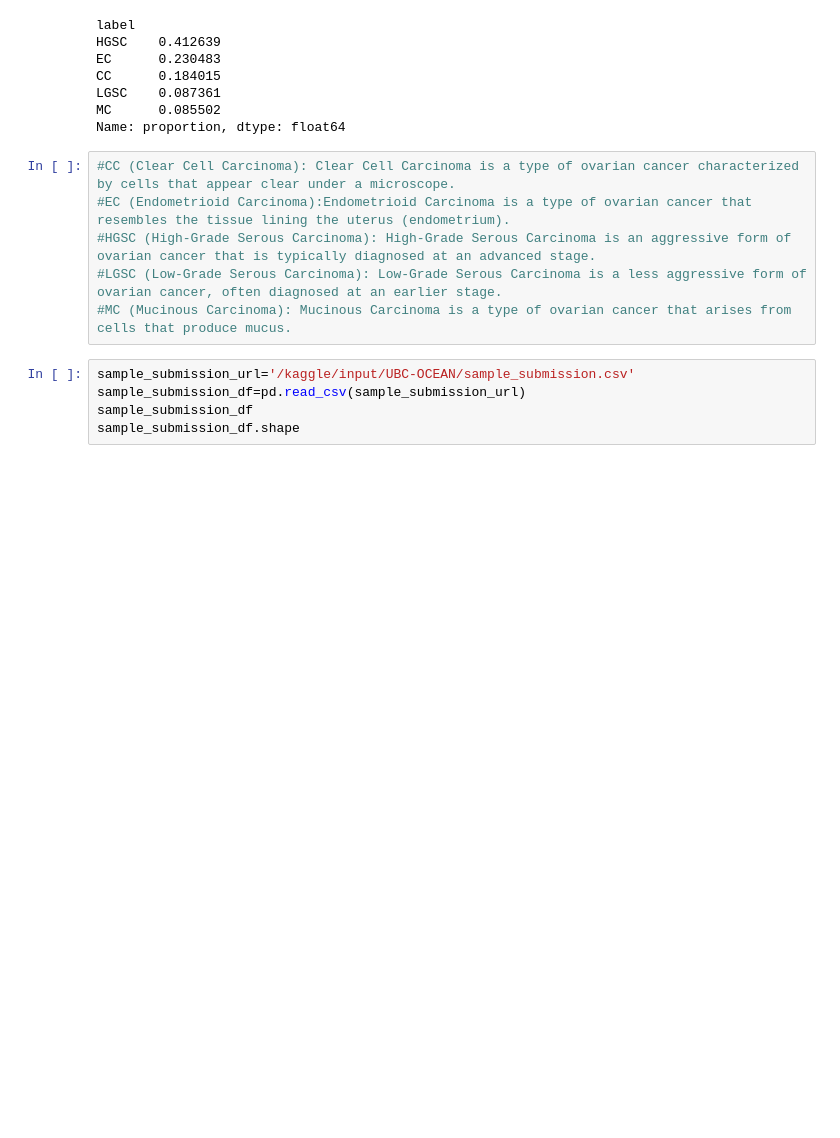
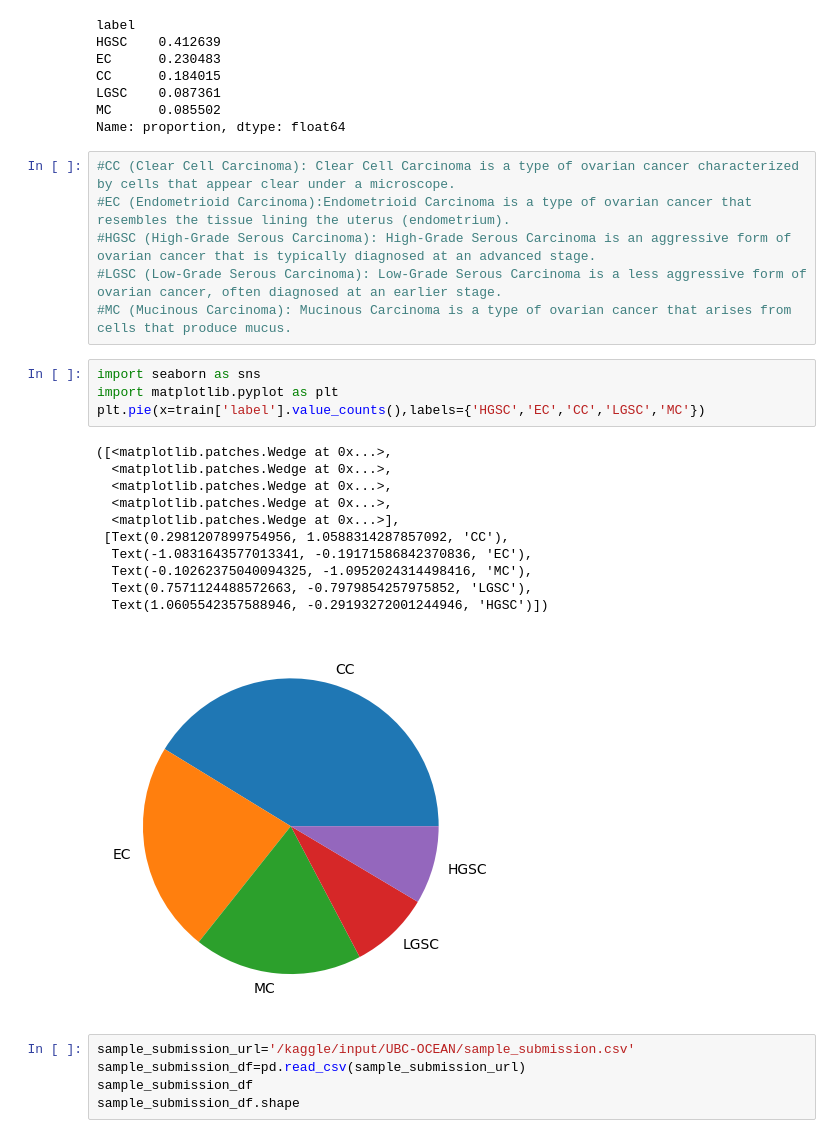
Before and after one commit to sreeproject/AI-, a Jupyter notebook: notebook5133f69036.ipynb, the cells around one changed output. Saved outputs shown, nothing was run; the diff lists cells and outputs as text; blank space fills up the shorter version.

```diff
--- a/notebook5133f69036.ipynb
+++ b/notebook5133f69036.ipynb
@@ -82,6 +82,22 @@ Name: proportion, dtype: float64
 #HGSC (High-Grade Serous Carcinoma): High-Grade Serous Carcinoma is an aggressive form of ovarian cancer that is typically diagnosed at an advanced stage.
 #LGSC (Low-Grade Serous Carcinoma): Low-Grade Serous Carcinoma is a less aggressive form of ovarian cancer, often diagnosed at an earlier stage.
 #MC (Mucinous Carcinoma): Mucinous Carcinoma is a type of ovarian cancer that arises from cells that produce mucus.
+# %%
+import seaborn as sns
+import matplotlib.pyplot as plt
+plt.pie(x=train['label'].value_counts(),labels={'HGSC','EC','CC','LGSC','MC'})
+# %% [output]
+([<matplotlib.patches.Wedge at 0x...>,
+  <matplotlib.patches.Wedge at 0x...>,
+  <matplotlib.patches.Wedge at 0x...>,
+  <matplotlib.patches.Wedge at 0x...>,
+  <matplotlib.patches.Wedge at 0x...>],
+ [Text(0.2981207899754956, 1.0588314287857092, 'CC'),
+  Text(-1.0831643577013341, -0.19171586842370836, 'EC'),
+  Text(-0.10262375040094325, -1.0952024314498416, 'MC'),
+  Text(0.7571124488572663, -0.7979854257975852, 'LGSC'),
+  Text(1.0605542357588946, -0.29193272001244946, 'HGSC')])
+[figure, added]
 # %%
 sample_submission_url='/kaggle/input/UBC-OCEAN/sample_submission.csv'
 sample_submission_df=pd.read_csv(sample_submission_url)
```
Also changed, not shown: parts of 8 cells of this notebook.
